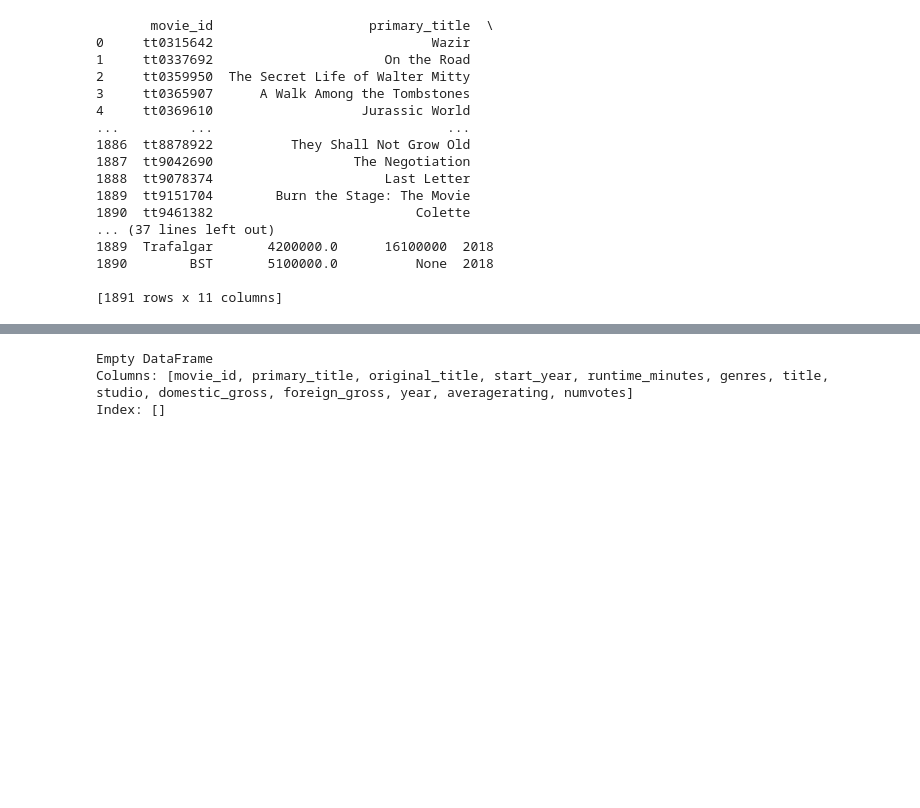
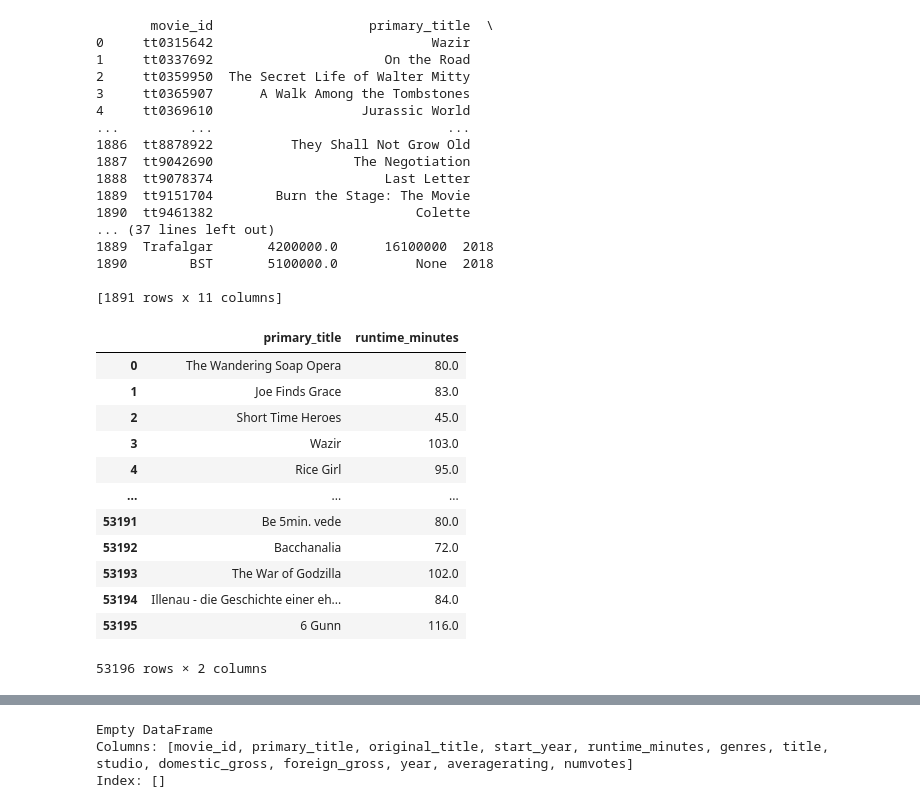
Before and after one commit to phelanthropus/Microsoft-Analysis, a Jupyter notebook: Microsoft Analysis.ipynb, the cells around one changed output, grey strips where cells are left out. Drawn from its saved outputs; the diff is of its cells as text; code cells hidden in the pictures; blank space fills up the shorter version.

```diff
--- a/Microsoft Analysis.ipynb
+++ b/Microsoft Analysis.ipynb
@@ -208,3 +208,24 @@ print(simplified_data)
 1890        BST       5100000.0          None  2018
 
 [1891 rows x 11 columns]
+# %%
+query_x = """
+SELECT primary_title, runtime_minutes
+FROM movie_basics
+WHERE start_year >2013 AND start_year<2018 AND runtime_minutes >0;
+"""
+pd.read_sql(query_x, conn)
+# %% [output]
+|  | primary_title | runtime_minutes |
+| 0 | The Wandering Soap Opera | 80.0 |
+| 1 | Joe Finds Grace | 83.0 |
+| 2 | Short Time Heroes | 45.0 |
+| 3 | Wazir | 103.0 |
+| 4 | Rice Girl | 95.0 |
+| ... | ... | ... |
+| 53191 | Be 5min. vede | 80.0 |
+| 53192 | Bacchanalia | 72.0 |
+| 53193 | The War of Godzilla | 102.0 |
+| 53194 | Illenau - die Geschichte einer eh... | 84.0 |
+| 53195 | 6 Gunn | 116.0 |
+53196 rows × 2 columns
```
Also changed, not shown: parts of 2 cells of this notebook.
